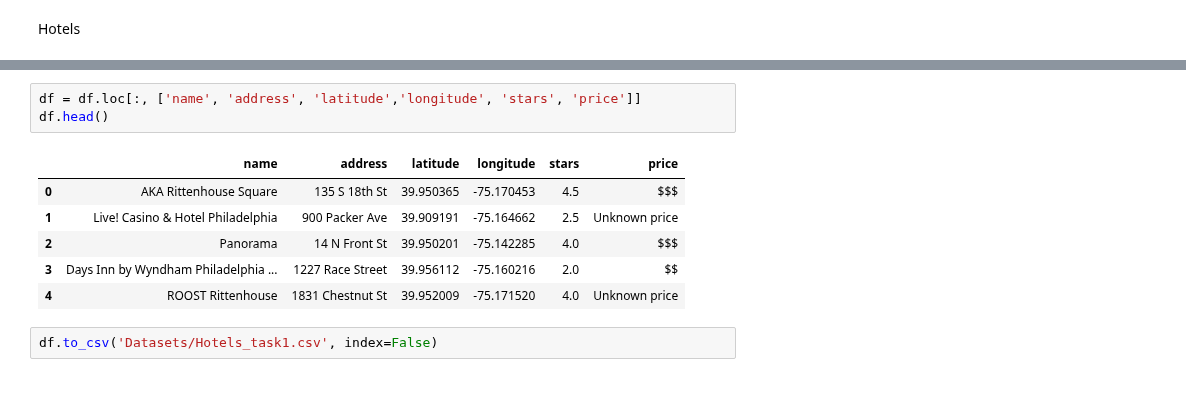
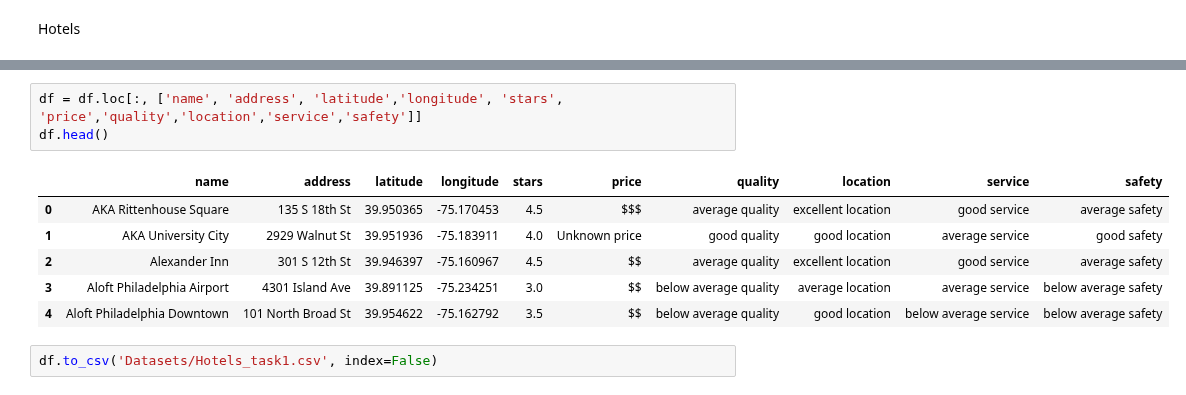
Before and after one commit to EthanWTL/Travel-Planning-AI, a Jupyter notebook: YelpDataSetCreation.ipynb, the cells around one changed output, grey strips where cells are left out. Saved outputs shown, nothing was run; the diff lists cells and outputs as text.

```diff
--- a/YelpDataSetCreation.ipynb
+++ b/YelpDataSetCreation.ipynb
@@ -774,13 +774,13 @@ df.head()
 # %%
-df = df.loc[:, ['name', 'address', 'latitude','longitude', 'stars', 'price']]
+df = df.loc[:, ['name', 'address', 'latitude','longitude', 'stars', 'price','quality','location','service','safety']]
 df.head()
 # %% [output]
-|  | name | address | latitude | longitude | stars | price |
-| 0 | AKA Rittenhouse Square | 135 S 18th St | 39.950365 | -75.170453 | 4.5 | $$$ |
-| 1 | Live! Casino & Hotel Philadelphia | 900 Packer Ave | 39.909191 | -75.164662 | 2.5 | Unknown price |
-| 2 | Panorama | 14 N Front St | 39.950201 | -75.142285 | 4.0 | $$$ |
-| 3 | Days Inn by Wyndham Philadelphia ... | 1227 Race Street | 39.956112 | -75.160216 | 2.0 | $$ |
-| 4 | ROOST Rittenhouse | 1831 Chestnut St | 39.952009 | -75.171520 | 4.0 | Unknown price |
+|  | name | address | latitude | longitude | stars | price | quality | location | service | safety |
+| 0 | AKA Rittenhouse Square | 135 S 18th St | 39.950365 | -75.170453 | 4.5 | $$$ | average quality | excellent location | good service | average safety |
+| 1 | AKA University City | 2929 Walnut St | 39.951936 | -75.183911 | 4.0 | Unknown price | good quality | good location | average service | good safety |
+| 2 | Alexander Inn | 301 S 12th St | 39.946397 | -75.160967 | 4.5 | $$ | average quality | excellent location | good service | average safety |
+| 3 | Aloft Philadelphia Airport | 4301 Island Ave | 39.891125 | -75.234251 | 3.0 | $$ | below average quality | average location | average service | below average safety |
+| 4 | Aloft Philadelphia Downtown | 101 North Broad St | 39.954622 | -75.162792 | 3.5 | $$ | below average quality | good location | below average service | below average safety |
 # %%
 df.to_csv('Datasets/Hotels_task1.csv', index=False)
 # %% [markdown]
```
Also changed, not shown: parts of 5 cells of this notebook, 16 other files.
